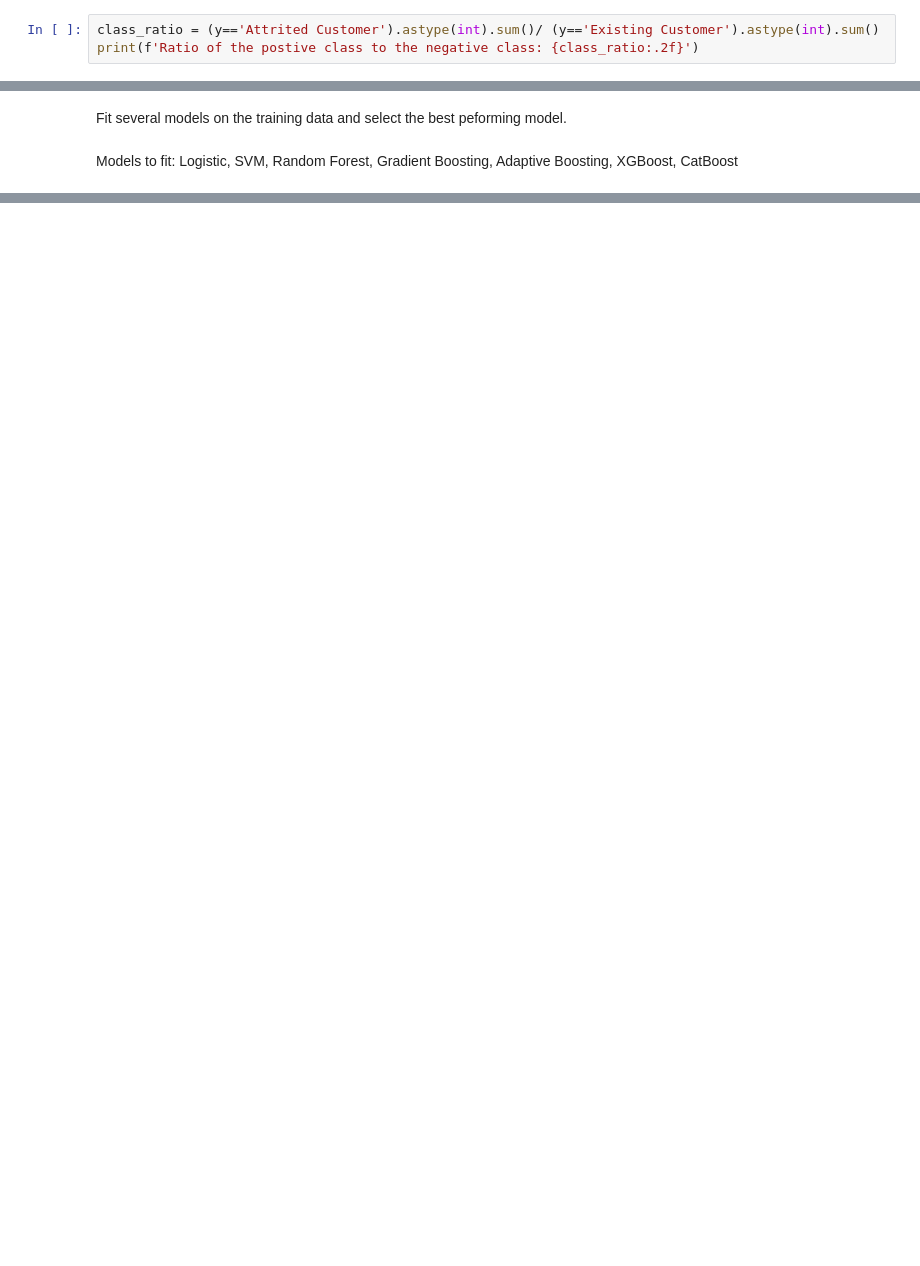
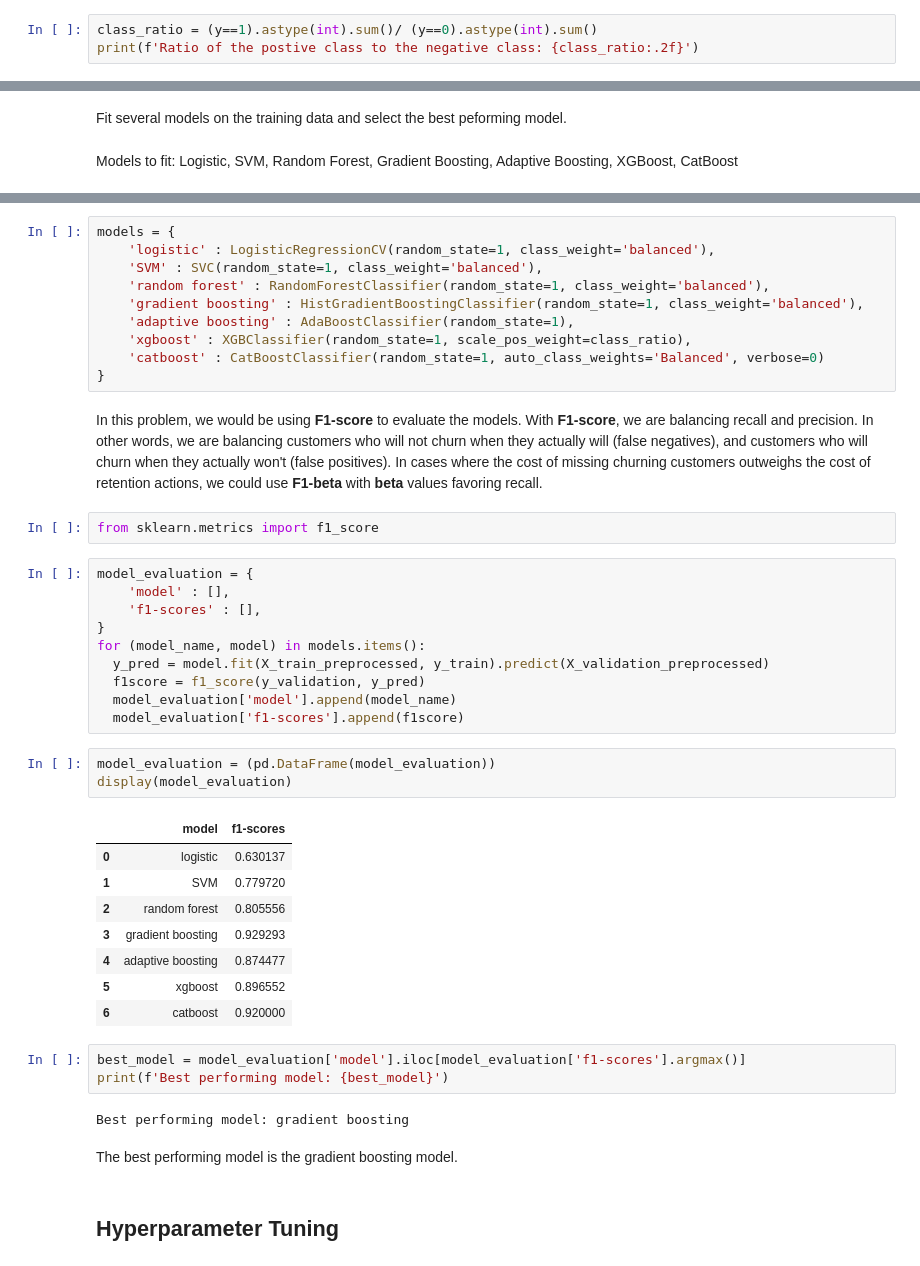
Before and after one commit to renzasprec/Credit-Card-Customer-Churn, a Jupyter notebook: Credit_Card_Customer_Churn.ipynb, the cells around one changed output, grey strips where cells are left out. Drawn from its saved outputs; the diff is of its cells as text; blank space fills up the shorter version.

Commit message:
Added model selection and hyperparameter tuning

```diff
--- a/Credit_Card_Customer_Churn.ipynb
+++ b/Credit_Card_Customer_Churn.ipynb
@@ -248,7 +248,7 @@ plt.show()
 # %% [markdown]
 The histogram of the target feature shows that there is an imbalanced with positive class `Attrited Customer`. This should be taken into account to avoid bias towards the majority class, in this case, `Existing Customer`.
 # %%
-class_ratio = (y=='Attrited Customer').astype(int).sum()/ (y=='Existing Customer').astype(int).sum()
+class_ratio = (y==1).astype(int).sum()/ (y==0).astype(int).sum()
 print(f'Ratio of the postive class to the negative class: {class_ratio:.2f}')
 # %% [output]
 Ratio of the postive class to the negative class: 0.19
@@ -399,3 +402,48 @@ Version: 1.2.7
 License: Apache License, Version 2.0
 XGBoost:
 Version: 2.1.3
+# %%
+models = {
+    'logistic' : LogisticRegressionCV(random_state=1, class_weight='balanced'),
+    'SVM' : SVC(random_state=1, class_weight='balanced'),
+    'random forest' : RandomForestClassifier(random_state=1, class_weight='balanced'),
+    'gradient boosting' : HistGradientBoostingClassifier(random_state=1, class_weight='balanced'),
+    'adaptive boosting' : AdaBoostClassifier(random_state=1),
+    'xgboost' : XGBClassifier(random_state=1, scale_pos_weight=class_ratio),
+    'catboost' : CatBoostClassifier(random_state=1, auto_class_weights='Balanced', verbose=0)
+}
+# %% [markdown]
+In this problem, we would be using **F1-score** to evaluate the models. With **F1-score**, we are balancing recall and precision. In other words, we are balancing customers who will not churn when they actually will (false negatives), and customers who will churn when they actually won't (false positives). In cases where the cost of missing churning customers outweighs the cost of retention actions, we could use **F1-beta** with **beta** values favoring recall.
+# %%
+from sklearn.metrics import f1_score
+# %%
+model_evaluation = {
+    'model' : [],
+    'f1-scores' : [],
+}
+for (model_name, model) in models.items():
+  y_pred = model.fit(X_train_preprocessed, y_train).predict(X_validation_preprocessed)
+  f1score = f1_score(y_validation, y_pred)
+  model_evaluation['model'].append(model_name)
+  model_evaluation['f1-scores'].append(f1score)
+# %%
+model_evaluation = (pd.DataFrame(model_evaluation))
+display(model_evaluation)
+# %% [output]
+|  | model | f1-scores |
+| 0 | logistic | 0.630137 |
+| 1 | SVM | 0.779720 |
+| 2 | random forest | 0.805556 |
+| 3 | gradient boosting | 0.929293 |
+| 4 | adaptive boosting | 0.874477 |
+| 5 | xgboost | 0.896552 |
+| 6 | catboost | 0.920000 |
+# %%
+best_model = model_evaluation['model'].iloc[model_evaluation['f1-scores'].argmax()]
+print(f'Best performing model: {best_model}')
+# %% [output]
+Best performing model: gradient boosting
+# %% [markdown]
+The best performing model is the gradient boosting model.
+# %% [markdown]
+## Hyperparameter Tuning
```
Also changed, not shown: parts of 9 cells of this notebook.
